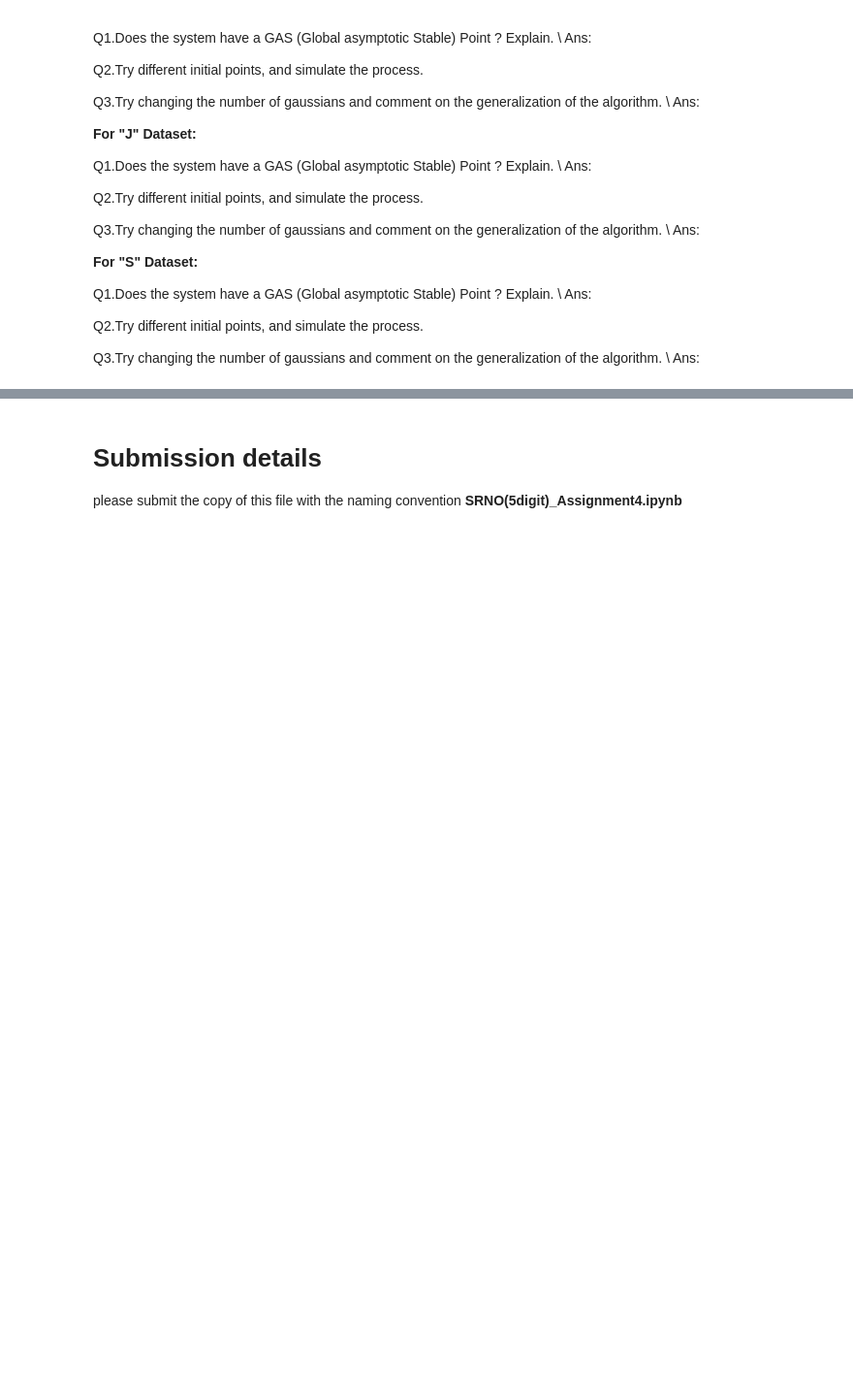
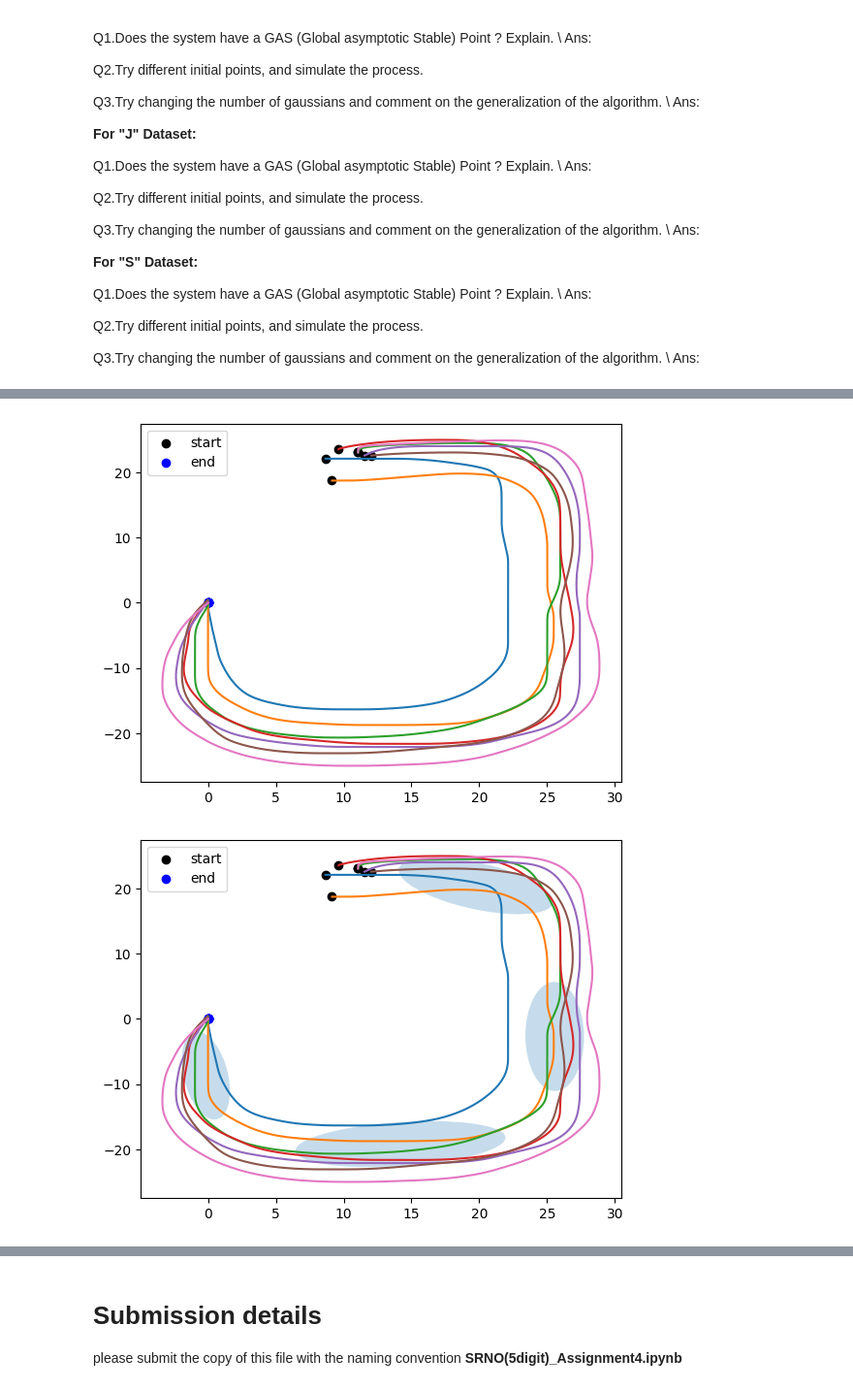
Before and after one commit to AshrithSagar/CP321-ILR-2025, a Jupyter notebook: Assignments/Assignment-4/Codes/Assignment4_RegressionTechniques(RBFN).ipynb, the cells around one changed output, grey strips where cells are left out. Shown at 97% size. Saved outputs shown, nothing was run; the diff lists cells and outputs as text; code cells hidden in the pictures; blank space fills up the shorter version.

```diff
--- a/Assignments/Assignment-4/Codes/Assignment4_RegressionTechniques(RBFN).ipynb
+++ b/Assignments/Assignment-4/Codes/Assignment4_RegressionTechniques(RBFN).ipynb
@@ -311,0 +368,5 @@ Ans:
+# %%
+fit_rbfn(dataset="j", n=4, bias=True)
+# %% [output]
+[figure, added]
+[figure, added]
```
Also changed, not shown: parts of 8 cells of this notebook.
